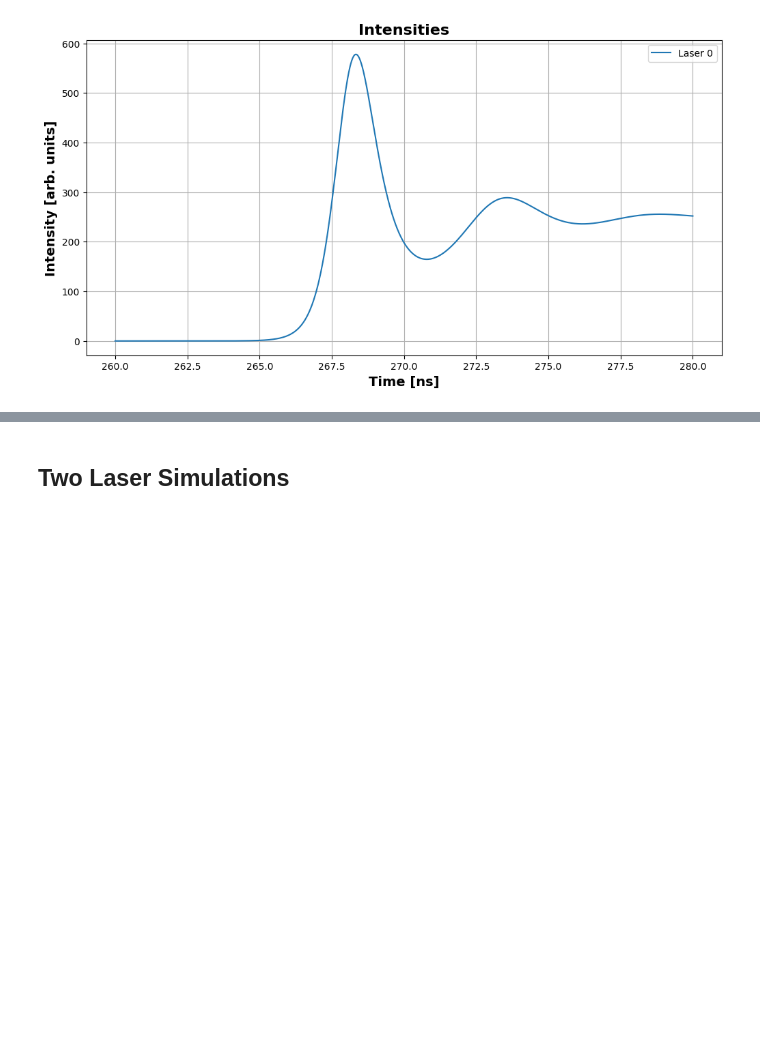
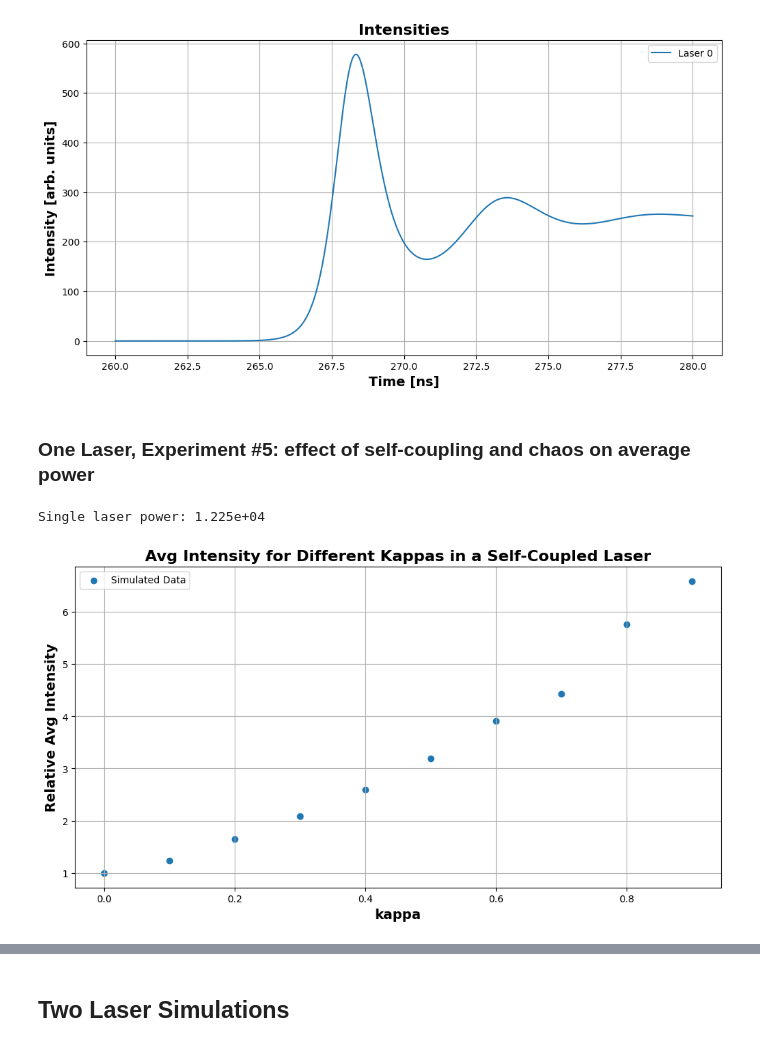
Before and after one commit to godwinduan/lasersim, a Jupyter notebook: MC_SLs_new.ipynb, the cells around one changed output, grey strips where cells are left out. Saved outputs shown, nothing was run; the diff lists cells and outputs as text; code cells hidden in the pictures; blank space fills up the shorter version.

```diff
--- a/MC_SLs_new.ipynb
+++ b/MC_SLs_new.ipynb
@@ -674,3 +696,5 @@ plot_carrier_densities(times, N_ts, 250, 280, filename="1laser_switched_fast_0p1
 plot_intensities(times, I_ts, 260, 280, filename="1laser_switched_fast_0p1shiftratio_0kappa_0ns_threshold_intensity.png")
 # %% [output]
 [figure]
+# %% [markdown]
+### One Laser, Experiment #5: effect of self-coupling and chaos on average power
@@ -676,0 +714,44 @@ plot_intensities(times, I_ts, 260, 280, filename="1laser_switched_fast_0p1shiftr
+# %%
+begin_time = 0 # in ns; cuts off initial transient
+
+avg_intensity_sweep = []
+stddev_sweep = []
+all_times = [] # A list of list of lists
+all_I_ts = [] # A list of list of lists
+# tqdm adds a progress bar
+for kappa in tqdm(kappa_sweep):
+    kappas[0][0] = kappa
+    times, I_ts, N_ts = simulate_system(num_lasers, omegas, kappas, taus, I_injections, I_times, sim_time, dt, ics)
+
+    # Record the laser's intensity after begin_time
+    I_ts_truncated = I_ts[0][times >= (begin_time * 1e-9)]
+    avg_intensity_sweep.append(np.mean(I_ts_truncated))
+    stddev_sweep.append(np.std(I_ts_truncated))
+
+    # Save raw data for individual inspection
+    all_times.append(times)
+    all_I_ts.append(I_ts)
+# %%
+# Calculate fraction of uncoupled single laser power
+slp = calc_single_laser_power(I_th + 1e-3)
+print(f"Single laser power: {slp:.3e}")
+fractional_intensity_sweep = np.asarray(avg_intensity_sweep) / slp
+# %% [output]
+Single laser power: 1.225e+04
+# %%
+# Plot Avg Intensity vs. kappa curve
+plt.figure(figsize=(12, 6))
+#plt.scatter(kappa_sweep, avg_intensity_sweep, label="Simulated Data") # absolute intensity
+plt.scatter(kappa_sweep, fractional_intensity_sweep, label="Simulated Data") # relative intensity to uncoupled laser
+
+plt.xlabel("kappa", fontsize=14, fontweight='bold')
+# Fraction of Intensity Compared to Uncoupled Laser
+plt.ylabel("Relative Avg Intensity", fontsize=14, fontweight='bold')
+plt.title("Avg Intensity for Different Kappas in a Self-Coupled Laser",fontsize=16, fontweight='bold')
+plt.grid(True)
+plt.legend()
+
+plt.savefig("1laser_intensity_vs_kappa.png")
+plt.show()
+# %% [output]
+[figure, added]
```
Also changed, not shown: parts of 11 cells of this notebook.
